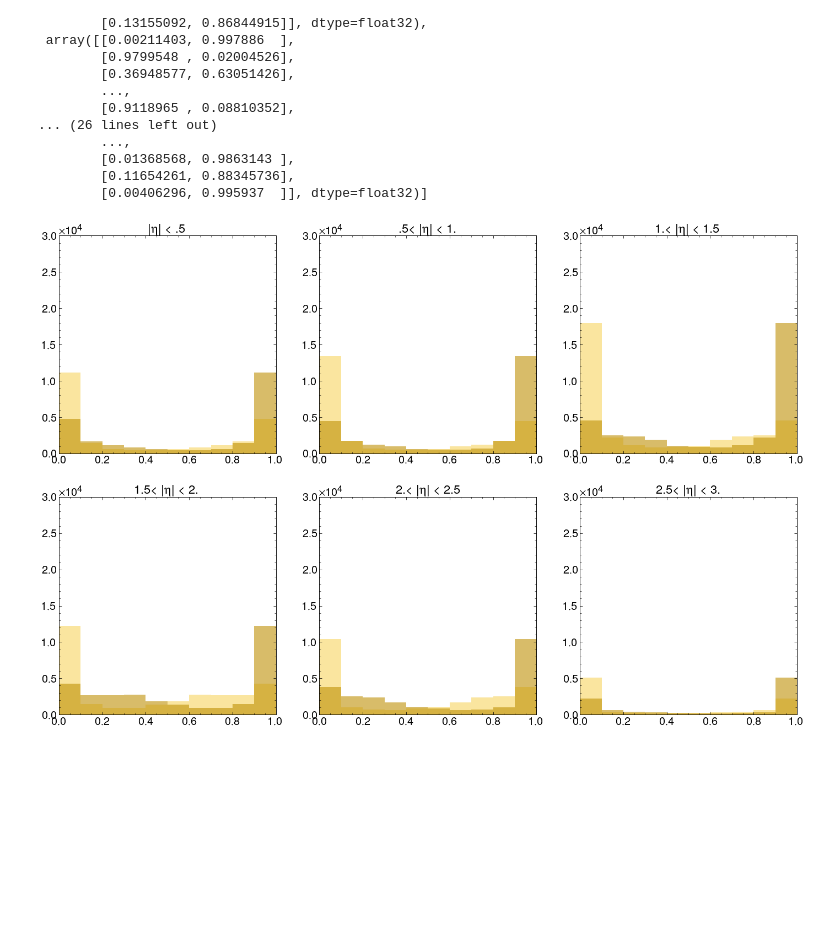
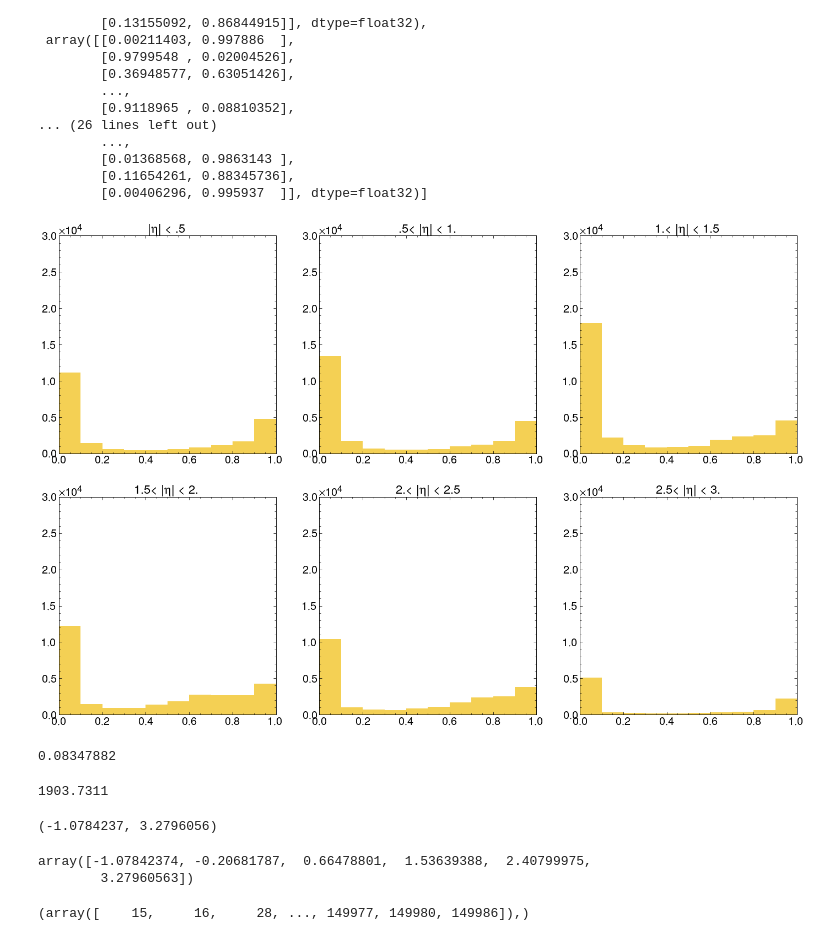
Before and after one commit to KaelaDouglas/LCStudies, a Jupyter notebook: classifier/Week9_rhotest.ipynb, the cells around one changed output. Drawn from its saved outputs; the diff is of its cells as text; code cells hidden in the pictures; blank space fills up the shorter version.

```diff
--- a/classifier/Week9_rhotest.ipynb
+++ b/classifier/Week9_rhotest.ipynb
@@ -68,16 +74,16 @@ predics
 # %%
 fig, ((ax1, ax2, ax3), (ax4, ax5, ax6)) = plt.subplots(2,3,figsize=[24,16])
 axes = [ax1, ax2, ax3, ax4, ax5, ax6]
 ranges = ['|$\eta$| < .5', '.5< |$\eta$| < 1.', '1.< |$\eta$| < 1.5', '1.5< |$\eta$| < 2.', '2.< |$\eta$| < 2.5', '2.5< |$\eta$| < 3.']
 
 for i in range(len(predics)):
     prob1, prob2 = predics[i].T
     axes[i].set_xlim(0,1)
     axes[i].set_ylim(0,3e4)
     axes[i].set_title(ranges[i])
-    axes[i].hist(prob1, color='xkcd:light mustard', alpha=.6)
-    axes[i].hist(prob2, color='xkcd:ochre', alpha=.6)
+    axes[i].hist(prob1, color='xkcd:maize')
+    #axes[i].hist(prob2, color='xkcd:ochre', alpha=.6) #don't need both!!! redundant info
 # %% [output]
-[figure, old version]
+[figure, new version]
 # %%
 #now try binning in pT!!!
@@ -84,0 +91,13 @@ pt_test = file['arr_']
+# %%
+min(pt_test)
+# %% [output]
+0.08347882
+# %%
+max(pt_test)
+# %% [output]
+1903.7311
+# %%
+log_pt = np.log10(pt_test)
+min(log_pt), max(log_pt)
+# %% [output]
+(-1.0784237, 3.2796056)
@@ -84,0 +106,5 @@ pt_test = file['arr_']
+# %%
+Pt_range
+# %% [output]
+array([-1.07842374, -0.20681787,  0.66478801,  1.53639388,  2.40799975,
+        3.27960563])
@@ -84,0 +116,4 @@ pt_test = file['arr_']
+# %%
+np.where(Pt_sel[0] == True)
+# %% [output]
+(array([    15,     16,     28, ..., 149977, 149980, 149986]),)
```
Also changed, not shown: parts of 16 cells of this notebook, 6 other files.
